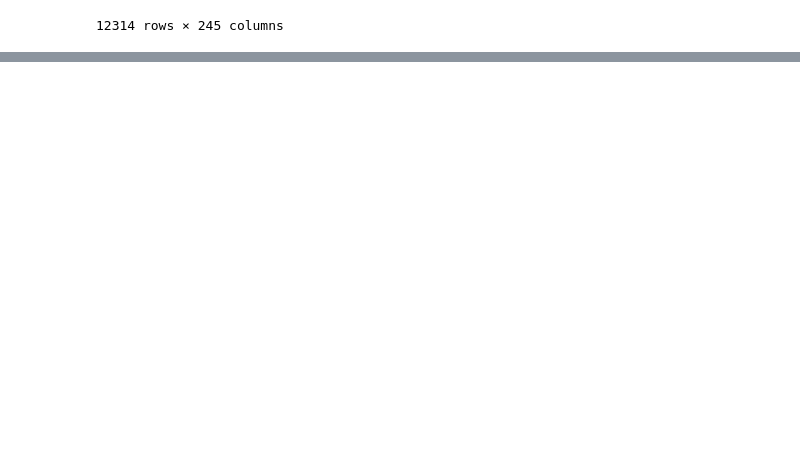
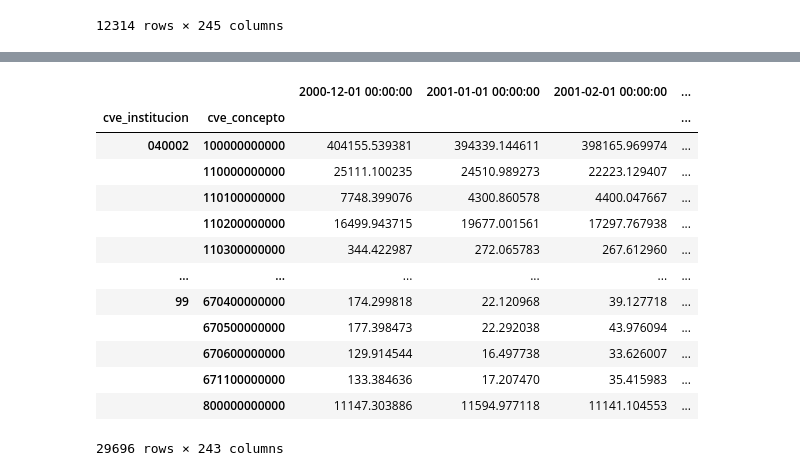
Before and after one commit to luislobo6/Sigma-final-project, a Jupyter notebook: Notebook-LMT.ipynb, the cells around one changed output, grey strips where cells are left out. Drawn from its saved outputs; the diff is of its cells as text; code cells hidden in the pictures; blank space fills up the shorter version.

```diff
--- a/Notebook-LMT.ipynb
+++ b/Notebook-LMT.ipynb
@@ -153,0 +209,22 @@ PermissionError: [Errno 13] Permission denied: 'data/data_clean.csv'
+# %%
+#data_clean["cve_concepto"] = data_clean["cve_concepto"].fillna(0.0).astype(int)
+#data_clean["cve_concepto"] = data_clean["cve_concepto"].astype(int)
+data_clean["cve_concepto"] = data_clean["cve_concepto"].astype(str).str.slice(stop=-2)
+data_clean = data_clean.set_index(['cve_institucion', 'cve_concepto'])
+
+data_clean
+# %% [output]
+|  |  | 2000-12-01 00:00:00 | 2001-01-01 00:00:00 | 2001-02-01 00:00:00 | ... |
+| cve_institucion | cve_concepto |  |  |  | ... |
+| 040002 | 100000000000 | 404155.539381 | 394339.144611 | 398165.969974 | ... |
+|  | 110000000000 | 25111.100235 | 24510.989273 | 22223.129407 | ... |
+|  | 110100000000 | 7748.399076 | 4300.860578 | 4400.047667 | ... |
+|  | 110200000000 | 16499.943715 | 19677.001561 | 17297.767938 | ... |
+|  | 110300000000 | 344.422987 | 272.065783 | 267.612960 | ... |
+| ... | ... | ... | ... | ... | ... |
+| 99 | 670400000000 | 174.299818 | 22.120968 | 39.127718 | ... |
+|  | 670500000000 | 177.398473 | 22.292038 | 43.976094 | ... |
+|  | 670600000000 | 129.914544 | 16.497738 | 33.626007 | ... |
+|  | 671100000000 | 133.384636 | 17.207470 | 35.415983 | ... |
+|  | 800000000000 | 11147.303886 | 11594.977118 | 11141.104553 | ... |
+29696 rows × 243 columns
```
Also changed, not shown: parts of 16 cells of this notebook, 2 other files.
